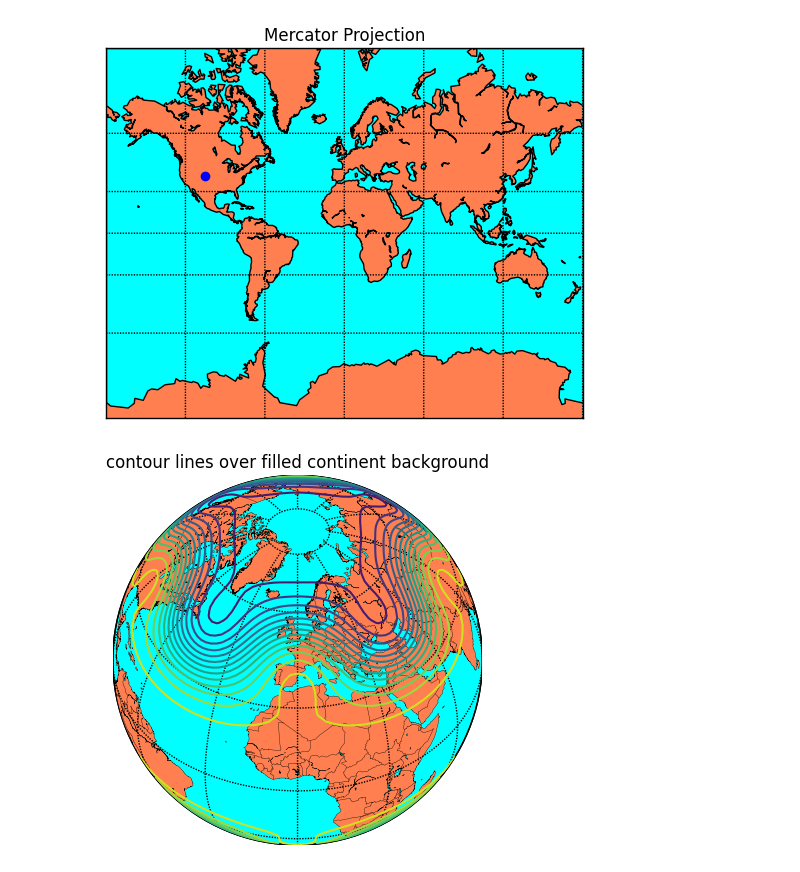
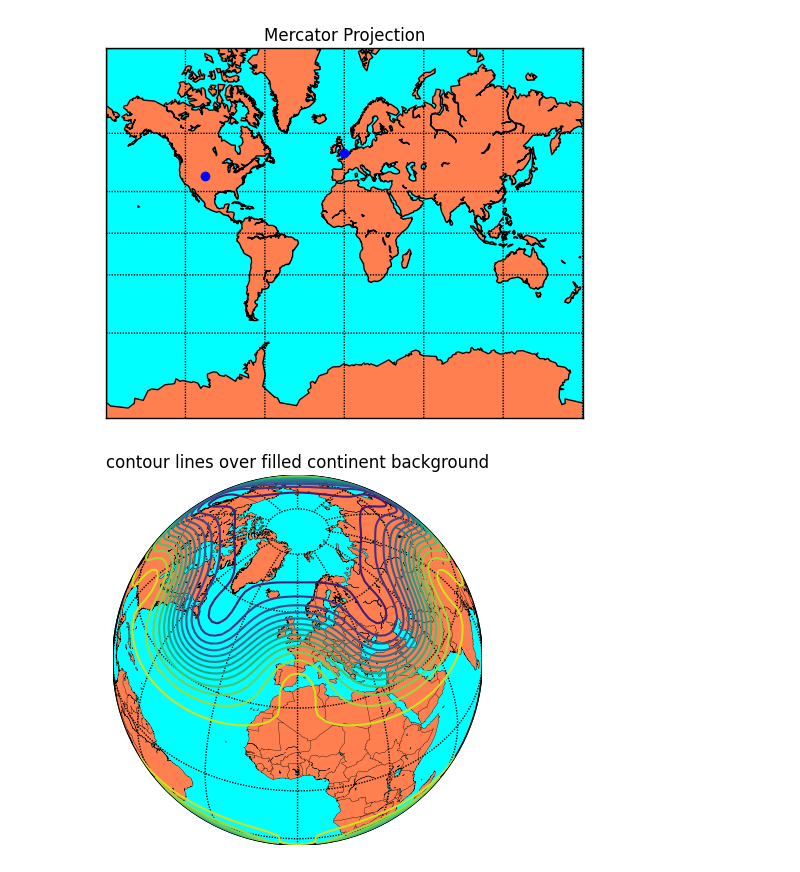
Before and after one commit to villano-lab/general_relativity, a Jupyter notebook: EarthGeodesics.ipynb, the cells around one changed output. Cells and saved outputs as stored; diff of their text form; code cells hidden in the pictures.

```diff
--- a/EarthGeodesics.ipynb
+++ b/EarthGeodesics.ipynb
@@ -1,34 +1,41 @@
 # %%
 from mpl_toolkits.basemap import Basemap
 import numpy as np
 import matplotlib.pyplot as plt
 #import cartopy.crs as ccrs
 # llcrnrlat,llcrnrlon,urcrnrlat,urcrnrlon
 # are the lat/lon values of the lower left and upper right corners
 # of the map.
 # lat_ts is the latitude of true scale.
 # resolution = 'c' means use crude resolution coastlines.
 m = Basemap(projection='merc',llcrnrlat=-80,urcrnrlat=80,\
             llcrnrlon=-180,urcrnrlon=180,lat_ts=20,resolution='c')
 m.drawcoastlines()
 m.fillcontinents(color='coral',lake_color='aqua')
 # draw parallels and meridians.
 m.drawparallels(np.arange(-90.,91.,30.))
 m.drawmeridians(np.arange(-180.,181.,60.))
 m.drawmapboundary(fill_color='aqua')
 m.plot([39.7392*180/np.pi],[-104.9903*180/np.pi],color='k',markersize=50)
 lon = -74.0060  # Example: New York City longitude
 lat = 40.7128   # Example: New York City latitude
 lon = -104.9903  # Example: Denver
 lat = 39.7392   # Example: Denver
 xpt,ypt = m(lon,lat)
 lonpt, latpt = m(xpt,ypt,inverse=True)
 m.plot(xpt,ypt,'bo')  # plot a blue dot there
+
+lon = -0.1276  # Example: London
+lat = 51.5072   # Example: London
+xpt,ypt = m(lon,lat)
+lonpt, latpt = m(xpt,ypt,inverse=True)
+m.plot(xpt,ypt,'bo')  # plot a blue dot there
+
 #m.plot(lon, lat, marker='o', color='red', markersize=5, transform=ccrs.PlateCarree())
 plt.title("Mercator Projection")
 plt.show()
 # %% [output]
-[figure, old version]
+[figure, new version]
 # %%
 from mpl_toolkits.basemap import Basemap
 import matplotlib.pyplot as plt
```
Also changed, not shown: 1 other file.
